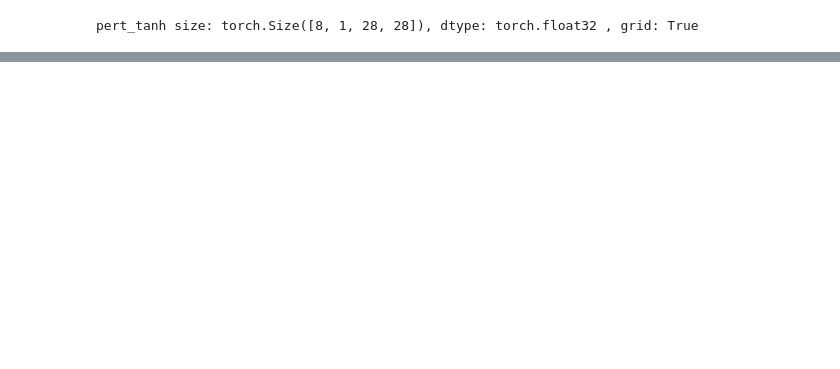
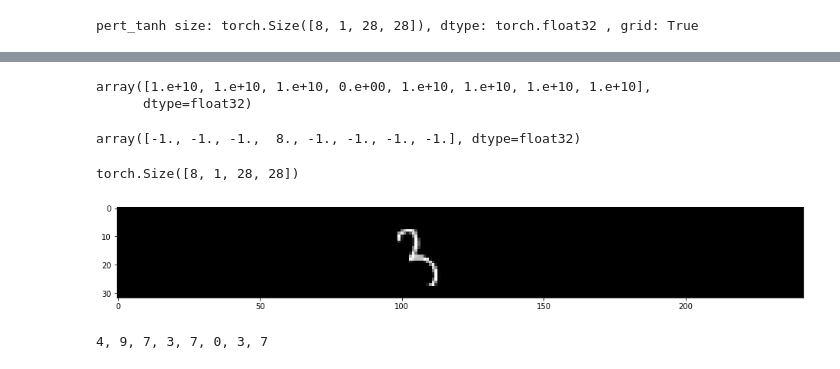
Before and after one commit to changx03/torch_tutorial, a Jupyter notebook: cw_pytorch.ipynb, the cells around one changed output, grey strips where cells are left out. Saved outputs shown, nothing was run; the diff lists cells and outputs as text; code cells hidden in the pictures; blank space fills up the shorter version.

Commit message:
working on cw attack

```diff
--- a/cw_pytorch.ipynb
+++ b/cw_pytorch.ipynb
@@ -267,9 +266,9 @@ upper_bound_np = np.ones(batch_size, dtype=np.float32) * 1e10     # upper bound
 # %%
 # overall score
 o_best_l2 = np.ones(batch_size, dtype=np.float32) * INF  # overall least L2 norms. Set to infinity at start
-o_best_l2_ppred = -np.ones(batch_size, dtype=np.float32)    # the perturbed predictions with the least L2 norms. Set to -1, since no class is matched.
-o_best_advx = torch.zeros_like(images)
-print(o_best_advx.size())
+o_best_pred = -np.ones(batch_size, dtype=np.float32)    # the perturbed predictions with the least L2 norms. Set to -1, since no class is matched.
+o_best_adv = torch.zeros_like(images)
+print(o_best_adv.size())
 # %% [output]
 torch.Size([8, 1, 28, 28])
 # %%
@@ -304,16 +303,3 @@ pert_tanh size: torch.Size([8, 1, 28, 28]), dtype: torch.float32 , grid: True
 # %%
 # Adam with learning rate 0.01 is used in the paper
 optimizer = torch.optim.Adam([pert_tanh], lr=LEARNING_RATE)
-# %%
-def optimize(model, optimizer, inputs_tanh, pert_tanh, targets_oh, c):
-    # NOTE: Do we optimize tanh(w) or tanh(input+pert)?
-    advxs = from_tanh_space(inputs_tanh + pert_tanh)  # the trained model does not known tanh-space
-    pert_outputs = model(advxs)  # predictions on adversarial examples
-
-    inputs = from_tanh_space(inputs_tanh)
-    perts_norm = get_l2_norm(inputs, advxs)  # the L2 distance is measured in image-sapce
-
-#     print(pert_outputs)
-    max_other_activ = torch.max(((1-targets_oh)*pert_outputs - targets_oh*1e4), 1)[0]
-    print(max_other_activ)
-    return None
@@ -320,3 +343,22 @@ def optimize(model, optimizer, inputs_tanh, pert_tanh, targets_oh, c):
+# %%
+def compensate_confidence(outputs, targets):
+    assert type(outputs) == np.ndarray
+    assert type(targets) == np.ndarray
+
+    outputs_comp = np.copy(outputs)
+
+    if TARGETED:
+        outputs_comp[np.arange(targets.shape[0]), targets] -= CONFIDENCE
+    else:
+        outputs_comp[np.arange(targets.shape[0]), targets] += CONFIDENCE
+
+    return outputs_comp
+# %%
+def does_attack_success(pred, label):
+    if TARGETED:
+        return pred == label  # match the target label
+    else:
+        return pred != label  # anyting other than the ture label
 # %%
 # `repeat` guarantees at least attempt the largest `c_multiplier` once.
 # the larger `c_multiplier` becomes, the easier to find adversarial.
@@ -355,0 +439,21 @@ tensor([10.4418,  7.1559,  7.2195,  6.2449,  8.6826, 11.4414, 11.7757, 10.7949],
+# %%
+o_best_l2
+# %% [output]
+array([1.e+10, 1.e+10, 1.e+10, 0.e+00, 1.e+10, 1.e+10, 1.e+10, 1.e+10],
+      dtype=float32)
+# %%
+o_best_pred
+# %% [output]
+array([-1., -1., -1.,  8., -1., -1., -1., -1.], dtype=float32)
+# %%
+o_best_adv.shape
+# %% [output]
+torch.Size([8, 1, 28, 28])
+# %%
+plt.figure(figsize=[16, 6])
+imshow(o_best_adv.cpu().detach())
+plt.show()
+print(*labels.cpu().detach().numpy(), sep=', ')
+# %% [output]
+[figure, added]
+4, 9, 7, 3, 7, 0, 3, 7
```
Also changed, not shown: parts of 12 cells of this notebook.
